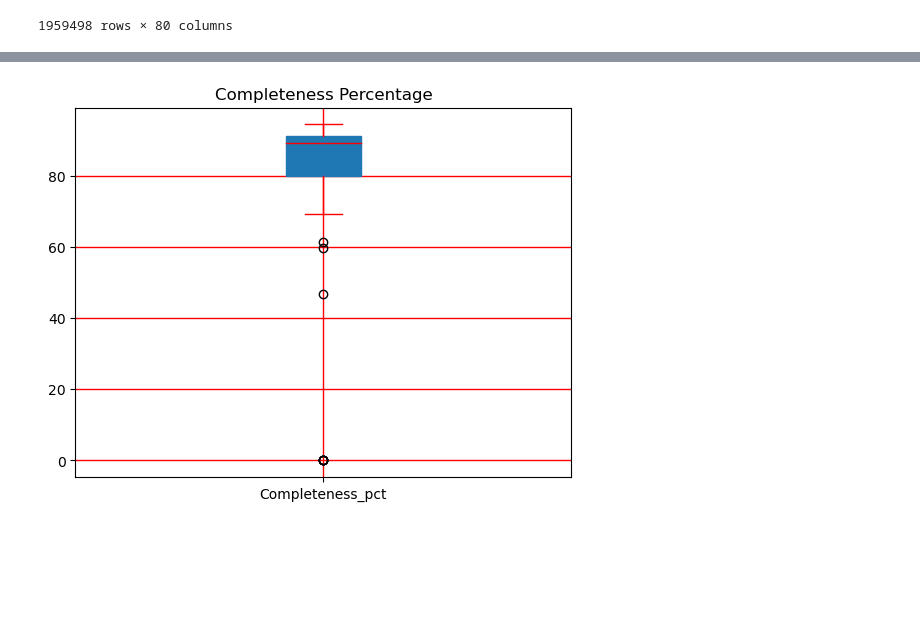
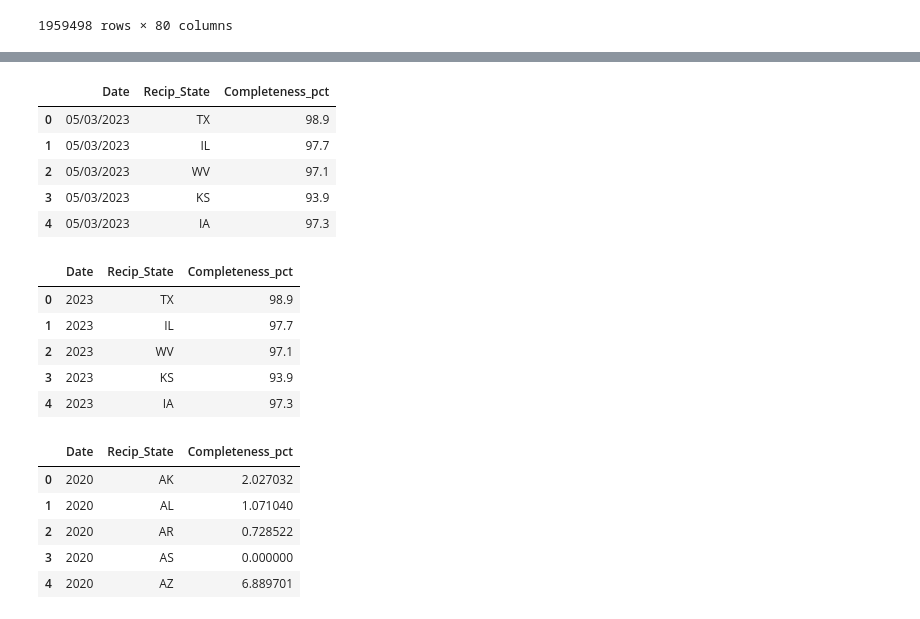
Before and after one commit to deku1261/HealthCare_Project1, a Jupyter notebook: Robert.ipynb, the cells around one changed output, grey strips where cells are left out. Drawn from its saved outputs; the diff is of its cells as text; code cells hidden in the pictures; blank space fills up the shorter version.

```diff
--- a/Robert.ipynb
+++ b/Robert.ipynb
@@ -56,13 +34,30 @@ plt.show()
-# %%
-boxplot = Vaccine_df2.boxplot(grid=True,
-                              vert=True,
-                              notch=False,
-                              patch_artist=True)
-for median in boxplot.findobj(plt.Line2D):
-    median.set_color('red')
-    median.set_linewidth(1)
-
-plt.title('Completeness Percentage')
-plt.show()
-# %% [output]
-[figure, removed]
+# %%
+df = Vaccine_df[['Date','Recip_State','Completeness_pct']].dropna()
+df[:5]
+# %% [output]
+|  | Date | Recip_State | Completeness_pct |
+| 0 | 05/03/2023 | TX | 98.9 |
+| 1 | 05/03/2023 | IL | 97.7 |
+| 2 | 05/03/2023 | WV | 97.1 |
+| 3 | 05/03/2023 | KS | 93.9 |
+| 4 | 05/03/2023 | IA | 97.3 |
+# %%
+df.Date.replace('.+/','', regex=True, inplace=True)
+df[:5]
+# %% [output]
+|  | Date | Recip_State | Completeness_pct |
+| 0 | 2023 | TX | 98.9 |
+| 1 | 2023 | IL | 97.7 |
+| 2 | 2023 | WV | 97.1 |
+| 3 | 2023 | KS | 93.9 |
+| 4 | 2023 | IA | 97.3 |
+# %%
+df2 = df.groupby(['Date','Recip_State']).mean().reset_index()
+df2[:5]
+# %% [output]
+|  | Date | Recip_State | Completeness_pct |
+| 0 | 2020 | AK | 2.027032 |
+| 1 | 2020 | AL | 1.071040 |
+| 2 | 2020 | AR | 0.728522 |
+| 3 | 2020 | AS | 0.000000 |
+| 4 | 2020 | AZ | 6.889701 |
```
Also changed, not shown: parts of 7 cells of this notebook.
